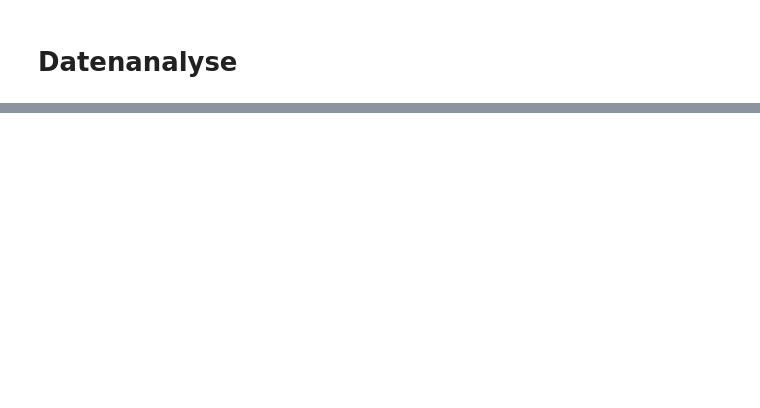
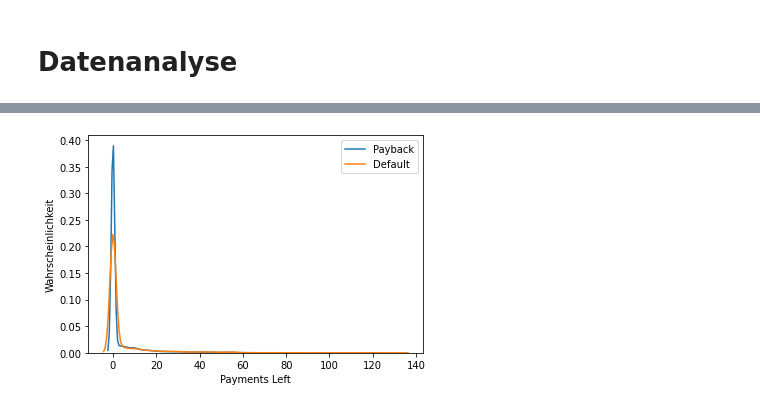
Before and after one commit to robertgraefe/Masterarbeit, a Jupyter notebook: Jupyter Notebook/1. Datenanalyse/5. POS.ipynb, the cells around one changed output, grey strips where cells are left out. Drawn from its saved outputs; the diff is of its cells as text; code cells hidden in the pictures; blank space fills up the shorter version.

```diff
--- a/Jupyter Notebook/1. Datenanalyse/5. POS.ipynb
+++ b/Jupyter Notebook/1. Datenanalyse/5. POS.ipynb
@@ -223,0 +130,15 @@ kn.sort_values("MONTHS_BALANCE",ascending=True)[-5:]
+# %%
+head = "PA_POS_CNT_PAYMENTS_LEFT"
+
+pb = payback[head].copy()
+df = default[head].copy()
+
+sns.kdeplot(pb)
+sns.kdeplot(df)
+
+plt.legend(labels=["Payback","Default"])
+plt.xlabel("Payments Left")
+plt.ylabel("Wahrscheinlichkeit")
+plt.show()
+# %% [output]
+[figure, added]
```
Also changed, not shown: parts of 20 cells of this notebook, 10 other files.
